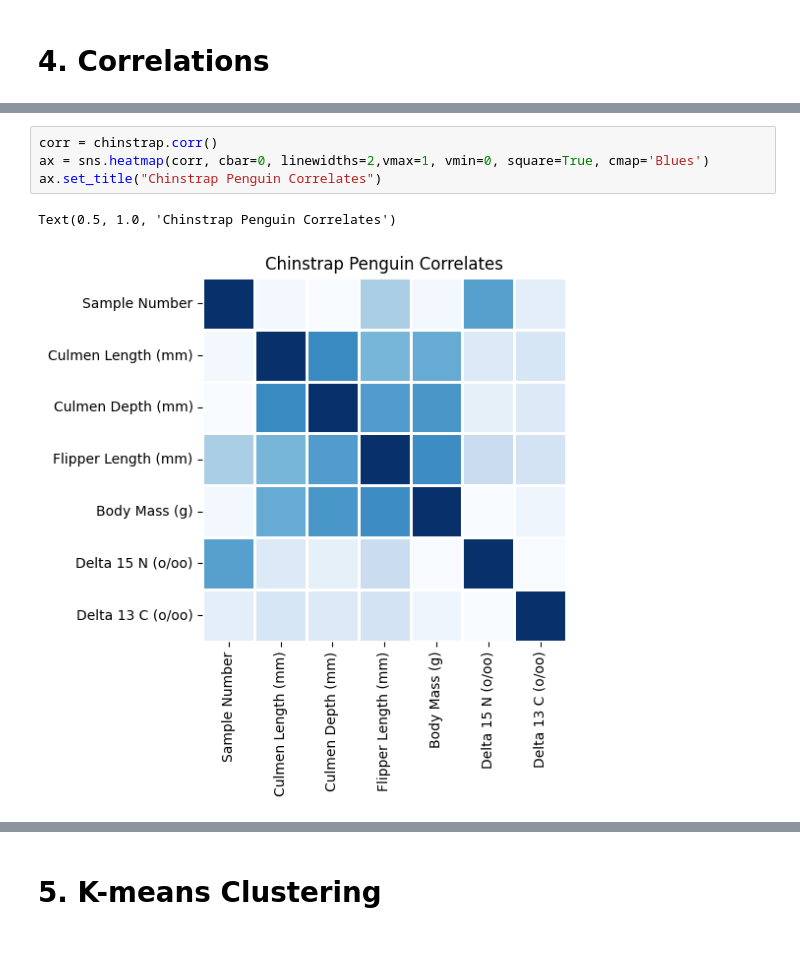
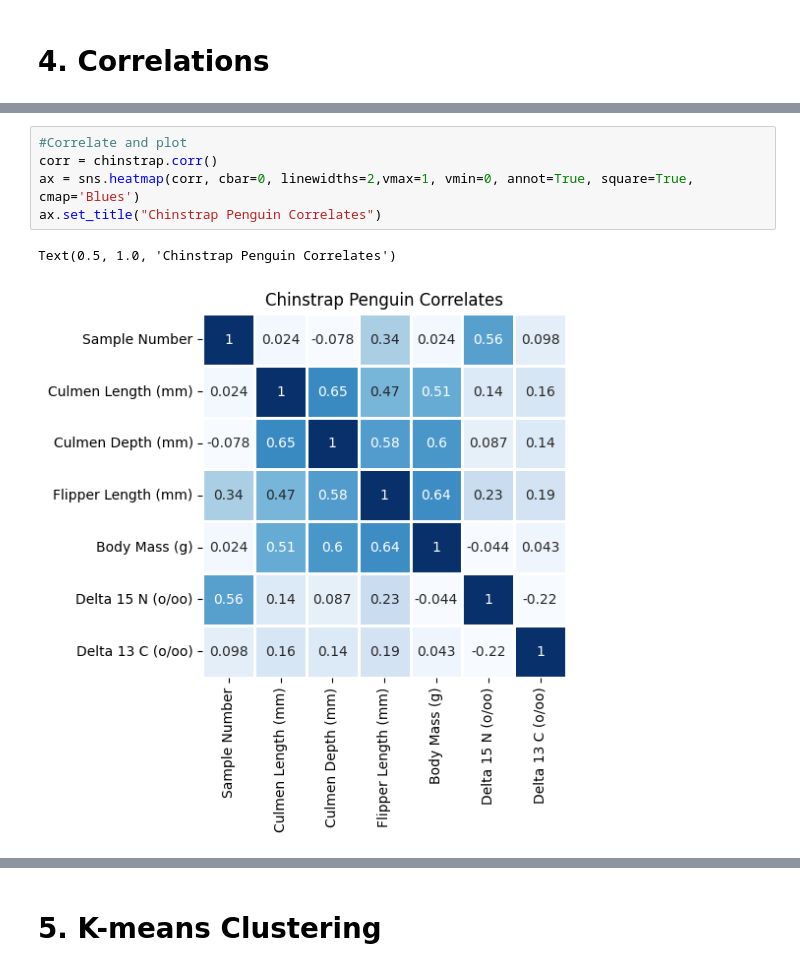
Before and after one commit to benisrael29/DATA2001, a Jupyter notebook: main/assingments/A1/A1.ipynb, the cells around one changed output, grey strips where cells are left out. Cells and saved outputs as stored; diff of their text form.

```diff
--- a/main/assingments/A1/A1.ipynb
+++ b/main/assingments/A1/A1.ipynb
@@ -448,8 +464,9 @@ Text(0.5, 1.0, 'Adelie Penguin Correlates')
 # %%
+#Correlate and plot
 corr = chinstrap.corr()
-ax = sns.heatmap(corr, cbar=0, linewidths=2,vmax=1, vmin=0, square=True, cmap='Blues')
+ax = sns.heatmap(corr, cbar=0, linewidths=2,vmax=1, vmin=0, annot=True, square=True, cmap='Blues')
 ax.set_title("Chinstrap Penguin Correlates")
 # %% [output]
 Text(0.5, 1.0, 'Chinstrap Penguin Correlates')
-[figure, old version]
+[figure, new version]
 # %%
```
Also changed, not shown: parts of 14 cells of this notebook.
